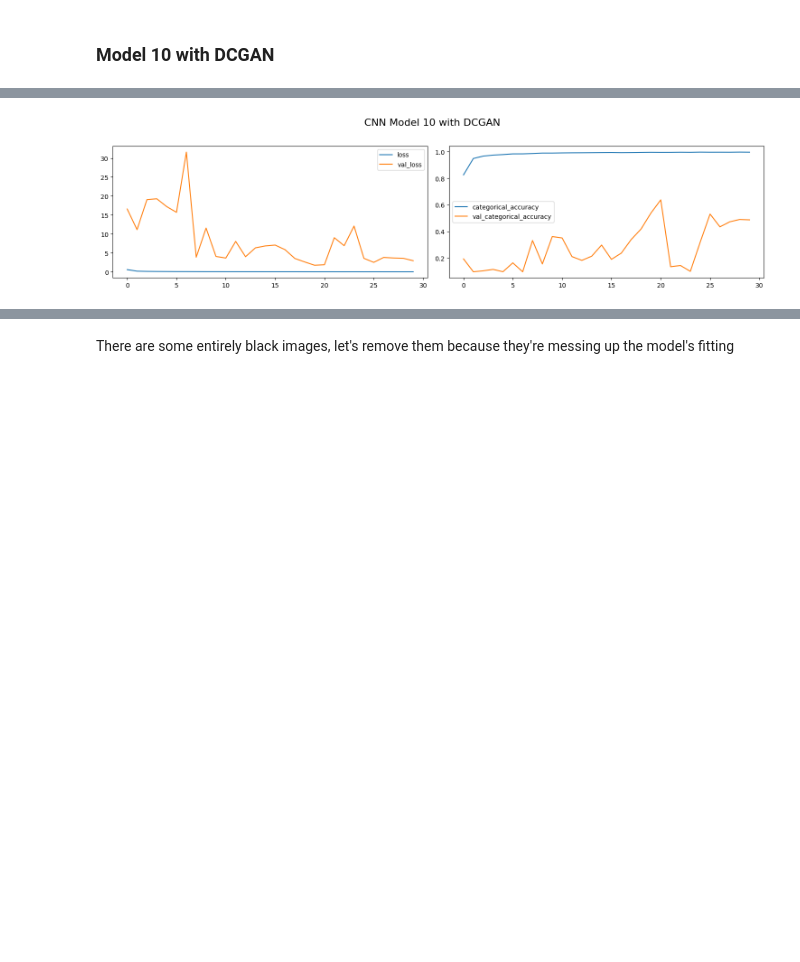
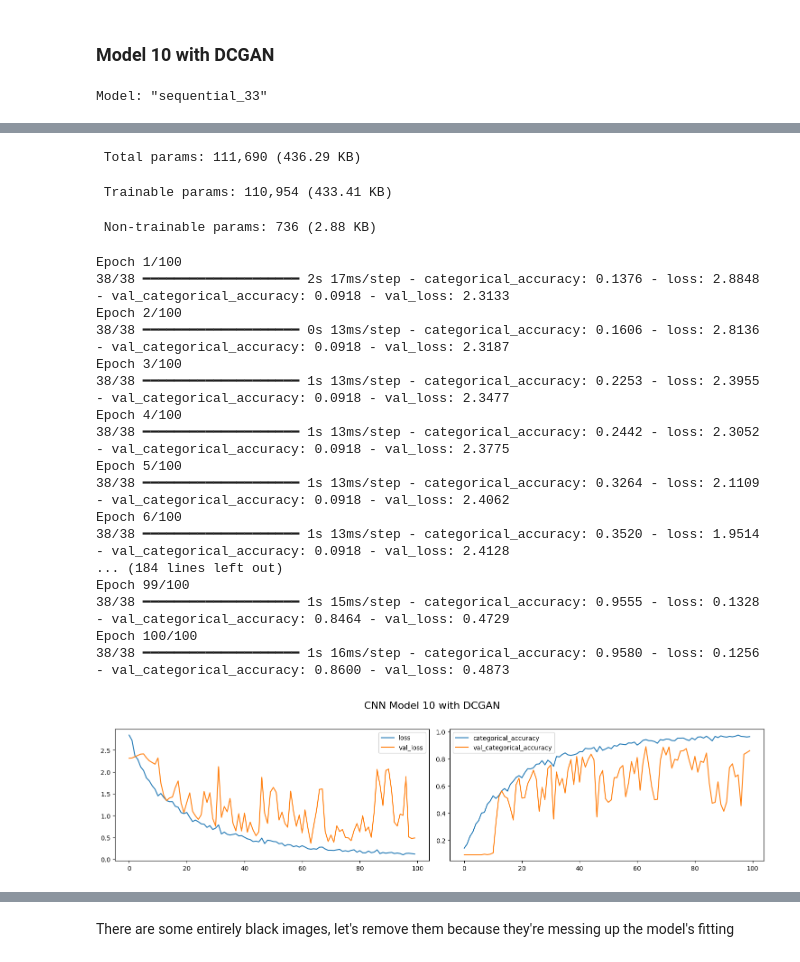
Before and after one commit to RichardOgujawa/dissertation_artefact, a Jupyter notebook: Deep_Convolutional_GAN(DCGAN)-2.ipynb, the cells around one changed output, grey strips where cells are left out. Drawn from its saved outputs; the diff is of its cells as text; code cells hidden in the pictures; blank space fills up the shorter version.

```diff
--- a/Deep_Convolutional_GAN(DCGAN)-2.ipynb
+++ b/Deep_Convolutional_GAN(DCGAN)-2.ipynb
@@ -1479,4 +1581,0 @@ with open('history10_aug.json', 'w') as file:
-# %%
-# Load the history object from the file
-with open('history10_aug.json', 'r') as file:
-    history10_aug = json.load(file)
@@ -1492,0 +1582,22 @@ model10_aug_data = load_model('saved_models/model10_aug_data.keras')
+# %%
+# # Compile the model
+# conv_2d10_aug_data = ModelConv2D10()
+# model10_aug_data = conv_2d10_aug_data.define_model()
+# model10_aug_data.summary()
+
+# # Train the model
+# history10_aug = model10_aug_data.fit(augmented_x_train, augmented_y_train, epochs=100, batch_size=32, validation_data=(x_test, y_test))
+
+# # Save the entire model
+# model10_aug_data.save('saved_models/model10_aug_data.keras')
+
+# # Save the history object to a file
+# with open('saved_histories/history10_aug.json', 'w') as file:
+#     json.dump(history10_aug.history, file)
+
+# Load the history object from the file
+with open('saved_histories/history10_aug.json', 'r') as file:
+    history10_aug = json.load(file)
+
+# Plot history object
+plot(history10_aug, 'CNN Model 10 with Augmented Data')
@@ -1596,22 +1744,19 @@ plot(history8_dcgan, 'CNN Model 8 with DCGAN')
 # %% [markdown]
 ### Model 10 with DCGAN
 # %%
+# # Compile Model
 # conv_2d10_dcgan_data = ModelConv2D10()
 # model10_dcgan_data = conv_2d10_dcgan_data.define_model()
 # model10_dcgan_data.summary()
 
-# history10_dcgan = model10_dcgan_data.fit(dcgan_x_train, dcgan_y_train, epochs=30, batch_size=32, validation_data=(x_test, y_test))
+# # Train Model
+# history10_dcgan = model10_dcgan_data.fit(dcgan_x_train, dcgan_y_train, epochs=100, batch_size=32, validation_data=(x_test, y_test))
 
-# Save the entire model
-# model10_dcgan_data.save('model10_dcgan_data.keras')
+# # Save the entire model
+# model10_dcgan_data.save('saved_models/model10_dcgan_data.keras')
 
-# Load model
-model10_dcgan_data = load_model('saved_models/model10_dcgan_data.keras')
-
-## Save the history object to a file
-import json
-
-# with open('history10_dcgan.json', 'w') as file:
+# ## Save the history object to a file
+# with open('saved_histories/history10_dcgan.json', 'w') as file:
 #     json.dump(history10_dcgan.history, file)
 
 # Load the history object from the file
@@ -1620,3 +1765,4 @@ with open('saved_histories/history10_dcgan.json', 'r') as file:
 
 plot(history10_dcgan, 'CNN Model 10 with DCGAN')
 # %% [output]
+Model: "sequential_33"
@@ -1623,4 +1786,24 @@ plot(history10_dcgan, 'CNN Model 10 with DCGAN')
+ Total params: 111,690 (436.29 KB)
+ Trainable params: 110,954 (433.41 KB)
+ Non-trainable params: 736 (2.88 KB)
+Epoch 1/100
+38/38 ━━━━━━━━━━━━━━━━━━━━ 2s 17ms/step - categorical_accuracy: 0.1376 - loss: 2.8848 - val_categorical_accuracy: 0.0918 - val_loss: 2.3133
+Epoch 2/100
+38/38 ━━━━━━━━━━━━━━━━━━━━ 0s 13ms/step - categorical_accuracy: 0.1606 - loss: 2.8136 - val_categorical_accuracy: 0.0918 - val_loss: 2.3187
+Epoch 3/100
+38/38 ━━━━━━━━━━━━━━━━━━━━ 1s 13ms/step - categorical_accuracy: 0.2253 - loss: 2.3955 - val_categorical_accuracy: 0.0918 - val_loss: 2.3477
+Epoch 4/100
+38/38 ━━━━━━━━━━━━━━━━━━━━ 1s 13ms/step - categorical_accuracy: 0.2442 - loss: 2.3052 - val_categorical_accuracy: 0.0918 - val_loss: 2.3775
+Epoch 5/100
+38/38 ━━━━━━━━━━━━━━━━━━━━ 1s 13ms/step - categorical_accuracy: 0.3264 - loss: 2.1109 - val_categorical_accuracy: 0.0918 - val_loss: 2.4062
+Epoch 6/100
+38/38 ━━━━━━━━━━━━━━━━━━━━ 1s 13ms/step - categorical_accuracy: 0.3520 - loss: 1.9514 - val_categorical_accuracy: 0.0918 - val_loss: 2.4128
+... (184 lines left out)
+Epoch 99/100
+38/38 ━━━━━━━━━━━━━━━━━━━━ 1s 15ms/step - categorical_accuracy: 0.9555 - loss: 0.1328 - val_categorical_accuracy: 0.8464 - val_loss: 0.4729
+Epoch 100/100
+38/38 ━━━━━━━━━━━━━━━━━━━━ 1s 16ms/step - categorical_accuracy: 0.9580 - loss: 0.1256 - val_categorical_accuracy: 0.8600 - val_loss: 0.4873
-[figure, old version]
+[figure, new version]
 # %%
 # Indices to display
 idx = [14, 300]
```
Also changed, not shown: parts of 62 cells of this notebook, 22 other files.
